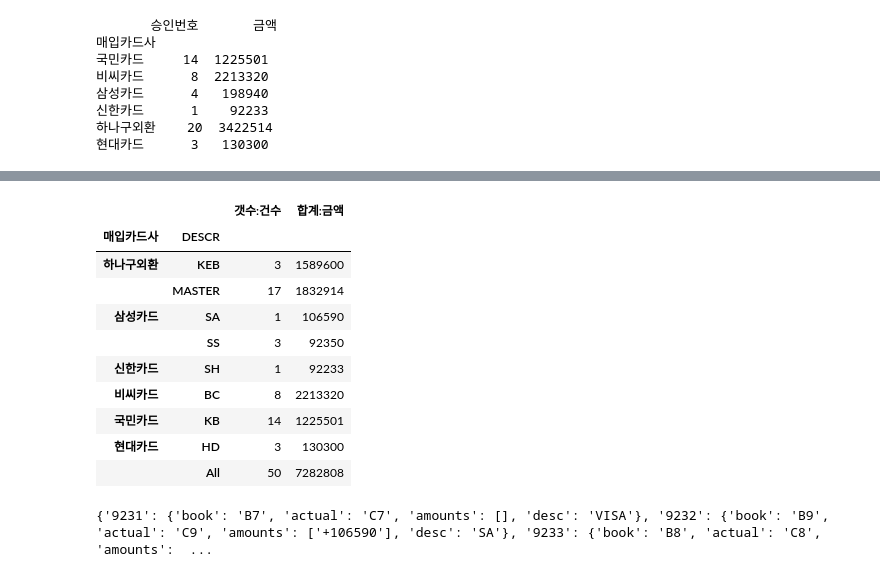
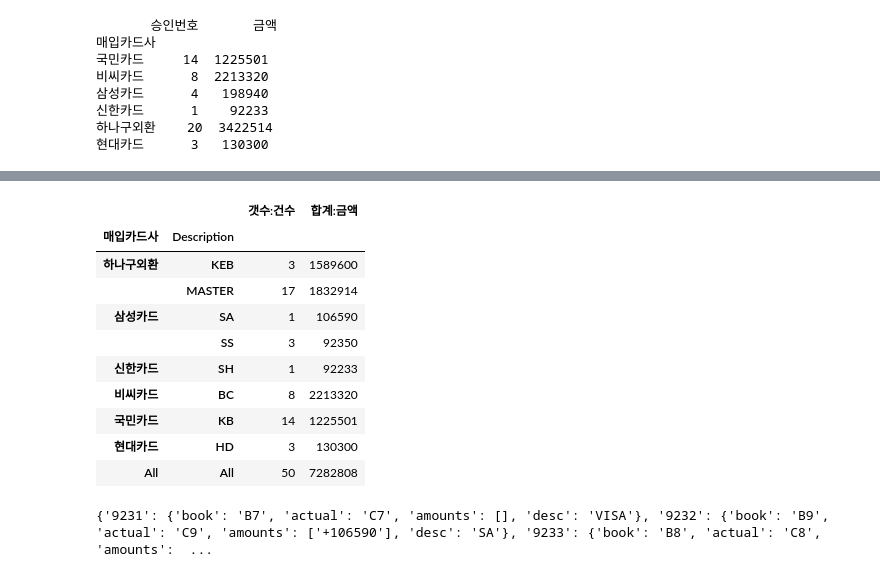
Before and after one commit to talhea/pycard, a Jupyter notebook: arranging_card_history.ipynb, the cells around one changed output, grey strips where cells are left out. Saved outputs shown, nothing was run; the diff lists cells and outputs as text; code cells hidden in the pictures.

```diff
--- a/arranging_card_history.ipynb
+++ b/arranging_card_history.ipynb
@@ -180,22 +180,22 @@ card_history_df
 # 그룹핑
 
 # 1. pivot
-grouped_df = pnds.pivot_table(card_history_df, index=['DESCR', '매입카드사'], values=['금액'], aggfunc=['count', 'sum'], margins = True)
+grouped_df = pnds.pivot_table(card_history_df, index=['Description', '매입카드사'], values=['금액'], aggfunc=['count', 'sum'], margins = True)
 
 # 2. groupby
-# grouped_df = card_history_df.groupby(['매입카드사', 'DESCR']).aggregate({'승인번호': 'count', '금액': 'sum'})
+# grouped_df = card_history_df.groupby(['매입카드사', 'Description']).aggregate({'승인번호': 'count', '금액': 'sum'})
 
 # 3. groupby - new Dataframe
 # grouped_df = pnds.DataFrame({
-#     '갯수:승인번호': card_history_df.groupby(['DESCR', '매입카드사'])['승인번호'].count(),
-#     '합계:    금액': card_history_df.groupby(['DESCR', '매입카드사'])['금액'].sum(),
+#     '갯수:승인번호': card_history_df.groupby(['Description', '매입카드사'])['승인번호'].count(),
+#     '합계:    금액': card_history_df.groupby(['Description', '매입카드사'])['금액'].sum(),
 # })
 
 # 4. 때에 따라서 groupby().pivot(행, 컬럼) 형식으로도 가능
 
-# # 'DESCR' index 지정
+# # 'Description' index 지정
 # grouped_df.reset_index(inplace=True)
-# grouped_df.set_index('DESCR', inplace=True)
+# grouped_df.set_index('Description', inplace=True)
 
 # # index 정렬 - EDI 엑셀파일과 같은 카드 순서
 # ordered_card_list = ['LT', 'KEB', 'JCB', 'VISA', 'MASTER', 'SA', 'SS', 'SH', 'BC', 'KB', 'HD', 'NH', 'CITI']
@@ -205,38 +205,41 @@ grouped_df = pnds.pivot_table(card_history_df, index=['DESCR', '매입카드사'
 # df_list = grouped_df.index.values.tolist()
 # for card in ordered_card_list:
 #     if card in df_list:
 #         arranged_cards.append(card)
 
 # # index를 정렬하고 바로 해체한 뒤에, 다시 다중 index 셋팅
 # grouped_df = grouped_df.reindex(arranged_cards)
-# grouped_df = grouped_df.reset_index().set_index(['매입카드사', 'DESCR'])
+# grouped_df = grouped_df.reset_index().set_index(['매입카드사', 'Description'])
 
 # 다중 컬럼이므로 컬럼명 변경
 grouped_df.columns = ['갯수:건수', '합계:금액']
 
 # 행 순서를 EDI 엑셀파일 카드 순서대로 변경하기 위한 index 리셋
 grouped_df.reset_index(inplace=True)
 
 # EDI 엑셀 파일의 ㅣ카드 순서
 ordered_card = {'LT': 1, 'KEB': 2, 'JCB': 3, 'VISA': 4, 'MASTER': 5, 'SA': 6, 'SS': 7, 'SH': 8, 'BC': 9, 'KB': 10, 'HD': 11, 'NH': 12, 'CITI': 13}
 
 # 정렬을 위한 함수
 def card_sort(series):
     '''반드시 series를 반환
     ordered_card 리스트의 순서와 같이 정렬
     '''
     return series.apply(lambda col: ordered_card.get(col, 100))
 
 # key에 셋팅된 함수는 반드시 series를 반환하도록 설계해야 함
-grouped_df.sort_values(by='DESCR', key=card_sort, inplace=True)
+grouped_df.sort_values(by='Description', key=card_sort, inplace=True)
+
+# sorting한 후에 '매입카드사'의 마지막 셀(빈 칸=> '', 실제로는 pivot의 margin 값, 합계 의미) 값을 'All'로 변경
+# 이렇게해야 추후 엑셀 파일로 저장 시에 윗 셀과 합쳐지지 않는다.
+grouped_df.loc[(grouped_df['매입카드사'].size - 1),'매입카드사'] = 'All'
 
 # 다시 원래 형태의 group
-grouped_df.set_index(['매입카드사', 'DESCR'], inplace=True)
-
+grouped_df.set_index(['매입카드사', 'Description'], inplace=True)
 grouped_df
 # %% [output]
 |  |  | 갯수:건수 | 합계:금액 |
-| 매입카드사 | DESCR |  |  |
+| 매입카드사 | Description |  |  |
 | 하나구외환 | KEB | 3 | 1589600 |
 |  | MASTER | 17 | 1832914 |
 | 삼성카드 | SA | 1 | 106590 |
@@ -245,7 +248,7 @@ grouped_df
 | 비씨카드 | BC | 8 | 2213320 |
 | 국민카드 | KB | 14 | 1225501 |
 | 현대카드 | HD | 3 | 130300 |
-|  | All | 50 | 7282808 |
+| All | All | 50 | 7282808 |
 # %%
 # card transaction code와 EDI 엑셀파일의 좌표 정보('BOOK', 'ACTUAL' 등) 등을 매핑
 mapping_code_edi = {
```
Also changed, not shown: parts of 2 cells of this notebook, 5 other files.
